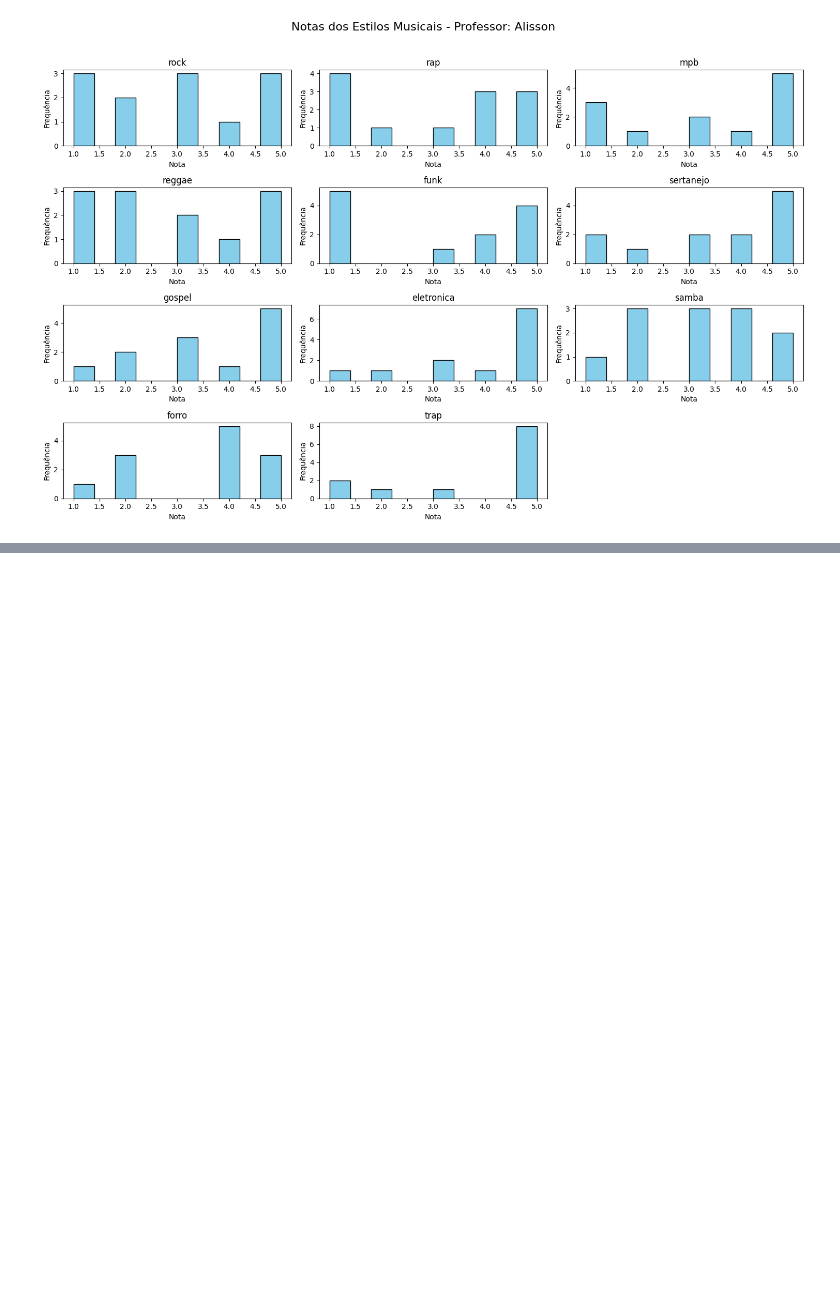
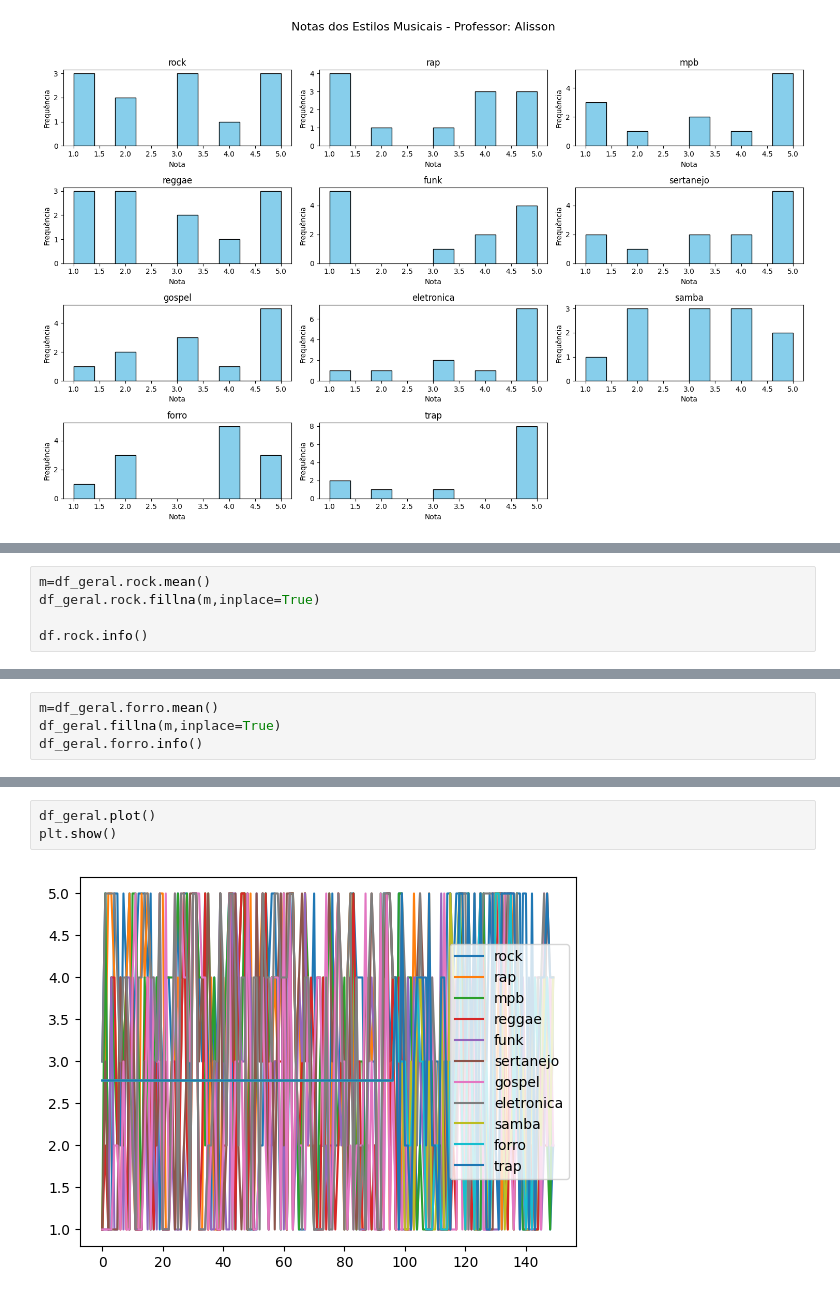
Before and after one commit to ThiagoDFMaia/projeto_final_tarde, a Jupyter notebook: semana_eda/pesquisamusicaia.ipynb, the cells around one changed output, grey strips where cells are left out. Cells and saved outputs as stored; diff of their text form; blank space fills up the shorter version.

```diff
--- a/semana_eda/pesquisamusicaia.ipynb
+++ b/semana_eda/pesquisamusicaia.ipynb
@@ -274,0 +299,5 @@ for professor in professores:
+# %%
+m=df_geral.rock.mean()
+df_geral.rock.fillna(m,inplace=True)
+
+df.rock.info()
@@ -274,0 +330,4 @@ for professor in professores:
+# %%
+m=df_geral.forro.mean()
+df_geral.fillna(m,inplace=True)
+df_geral.forro.info()
@@ -274,0 +358,5 @@ for professor in professores:
+# %%
+df_geral.plot()
+plt.show()
+# %% [output]
+[figure, added]
```
Also changed, not shown: parts of 10 cells of this notebook, 2 other files.
